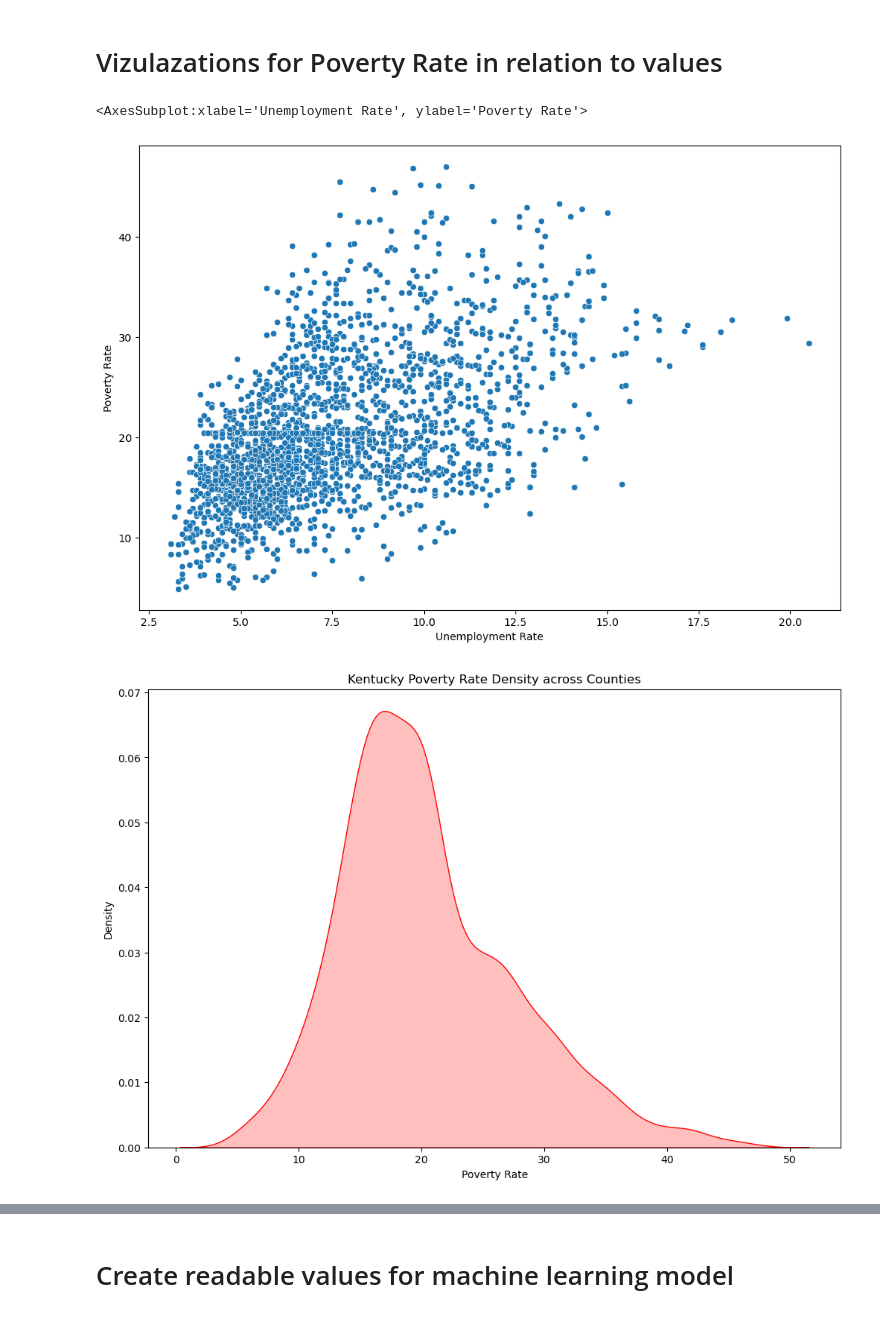
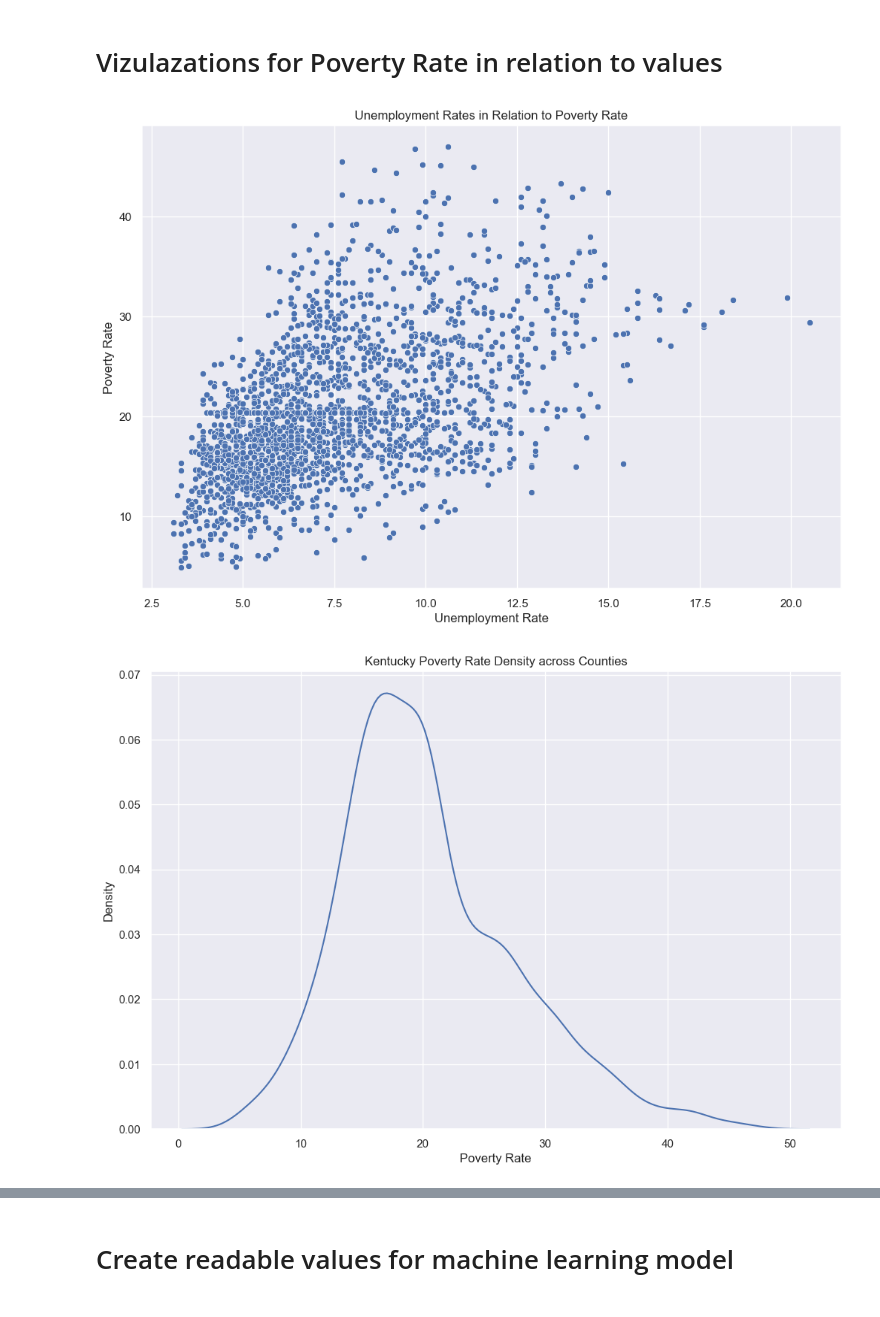
Before and after one commit to jsphotos205/Kentucky_Poverty_Rate, a Jupyter notebook: kentucky_povrate_ml.ipynb, the cells around one changed output, grey strips where cells are left out. Saved outputs shown, nothing was run; the diff lists cells and outputs as text; code cells hidden in the pictures.

Commit message:
graphs

```diff
--- a/kentucky_povrate_ml.ipynb
+++ b/kentucky_povrate_ml.ipynb
@@ -4,6 +4,8 @@ import numpy as np
 import matplotlib.pyplot as plt
 import seaborn as sns
 from scipy.stats import pearsonr , spearmanr
+
+sns.set_theme(style='darkgrid')
 # %% [markdown]
 # Set values to be used in machine learning model
 # %%
@@ -85,19 +87,20 @@ plt.figure(figsize=(12,8))
 sns.scatterplot(x= 'Unemployment Rate',
                 y= 'Poverty Rate',
                 data= kentucky)
+plt.title('Unemployment Rates in Relation to Poverty Rate')
+
+plt.show()
 # %% [output]
-<AxesSubplot:xlabel='Unemployment Rate', ylabel='Poverty Rate'>
-[figure, old version]
+[figure, new version]
 # %%
 plt.figure(figsize=(12,8))
 
 sns.kdeplot(x= 'Poverty Rate',
             data= kentucky,
-             shade=True,
-             color='red')
+             shade=False)
 
 plt.title('Kentucky Poverty Rate Density across Counties')
 
 plt.show()
 # %% [output]
-[figure, old version]
+[figure, new version]
```
Also changed, not shown: parts of 2 cells of this notebook.
